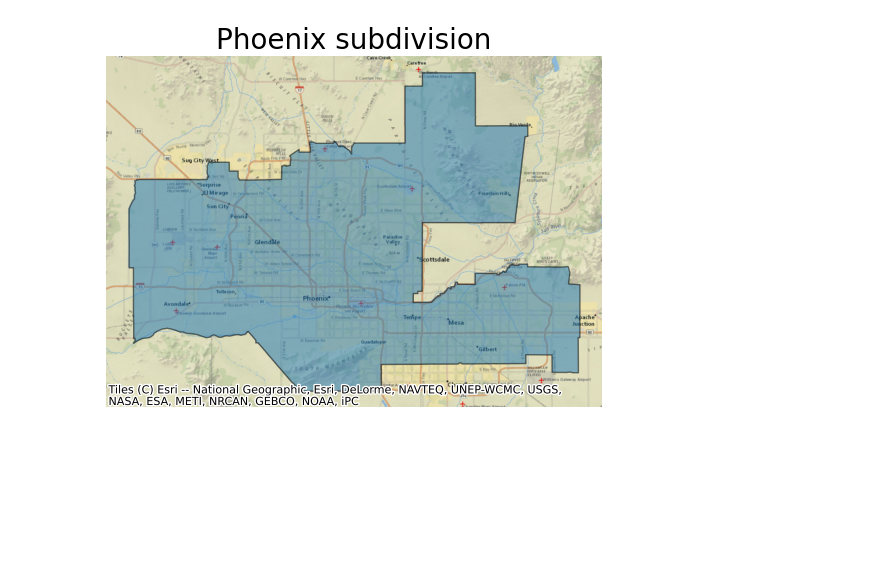
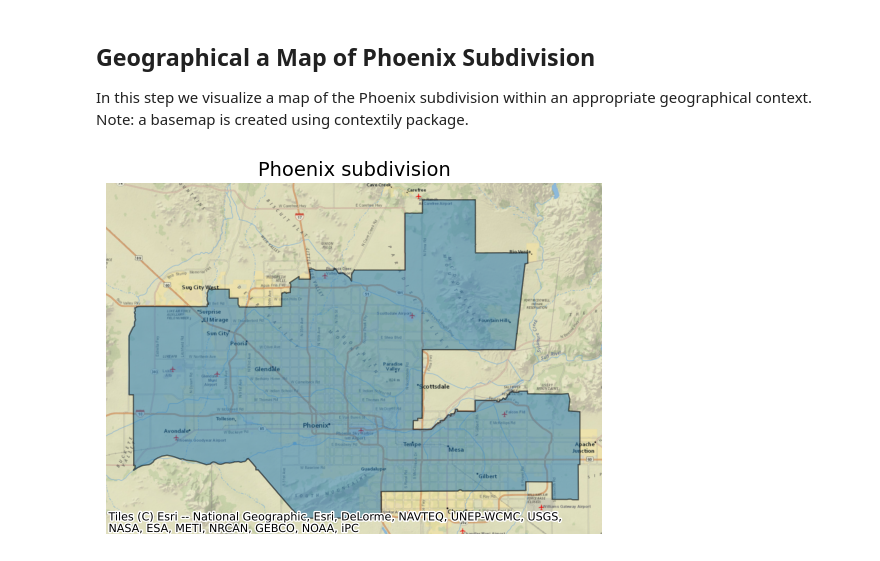
Before and after one commit to oksanaprotsukha/biodiversity_index_phoenix, a Jupyter notebook: biodiversity_index_phoenix.ipynb, the cells around one changed output. Saved outputs shown, nothing was run; the diff lists cells and outputs as text; code cells hidden in the pictures; blank space fills up the shorter version.

```diff
--- a/biodiversity_index_phoenix.ipynb
+++ b/biodiversity_index_phoenix.ipynb
@@ -134,16 +122,24 @@ Image(url=bii_2017.assets['rendered_preview'].href, width=500)
+# %% [markdown]
+## Geographical  a Map of Phoenix Subdivision
+
+In this step we visualize a map of the Phoenix subdivision within an appropriate geographical context.
+Note: a basemap is created using contextily package.
 # %%
 ##--------------------------MAP--------------------------
 fig, ax = plt.subplots()
 
 (phoenix.to_crs(epsg=3857).
 plot(ax=ax, figsize=(7,7), alpha=0.5, edgecolor='k')
 )
 
 # add basemap
 ctx.add_basemap(ax, source=ctx.providers.Esri.NatGeoWorldMap)
 
-ax.set_title('Phoenix subdivision', fontdict={'fontsize':'20'})
+ax.set_title('Phoenix subdivision', fontdict={'fontsize':'14'})
 ax.set_axis_off()
+
+plt.savefig('images/phoenix_subdivision.png', dpi=300, bbox_inches='tight')
+plt.show()
 # %% [output]
-[figure, old version]
+[figure, new version]
 # %% [markdown]
```
Also changed, not shown: parts of 33 cells of this notebook, 2 other files.
